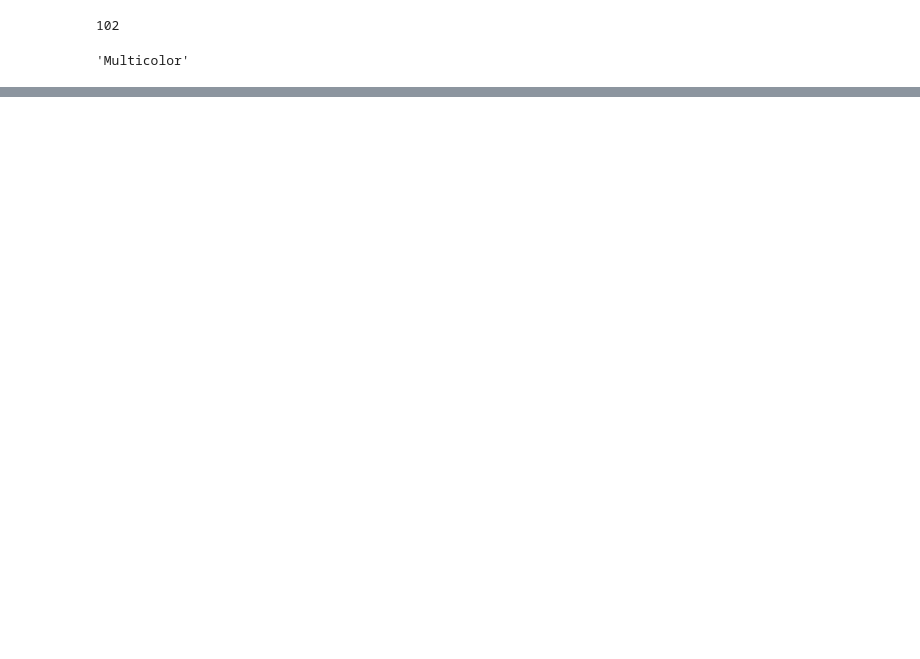
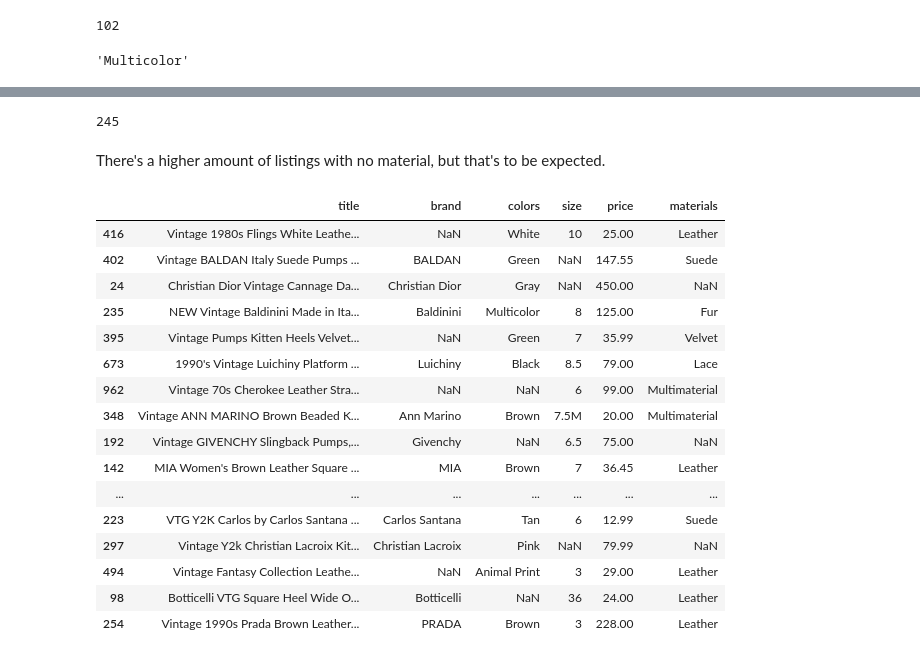
Before and after one commit to maelinfan/vintage-heel-price-predictor, a Jupyter notebook: notebook/01_eda.ipynb, the cells around one changed output, grey strips where cells are left out. Cells and saved outputs as stored; diff of their text form; code cells hidden in the pictures; blank space fills up the shorter version.

Commit message:
Added a material extraction function.

```diff
--- a/notebook/01_eda.ipynb
+++ b/notebook/01_eda.ipynb
@@ -1286,0 +1308,33 @@ df[["title","brand", "colors", "size", "price"]].sample(20)
+# %%
+materials = [
+    "Leather",
+    "Velvet",
+    "Rhinestone",
+    "Suede",
+    "Wood",
+    "Beaded",
+    "Satin",
+    "Tweed",
+    "Fabric",
+    "Sequin",
+    "Patent Leather",
+    "Fur",
+    "Plastic",
+    "Lace",
+    "Silk",
+]
+# %%
+def extract_materials(title: str) -> str | None:
+    found_materials = []
+    for material in materials:
+        if material.lower() in title.lower():
+            found_materials.append(material)
+
+    if len(found_materials) == 1:
+        return found_materials[0]
+    elif len(found_materials) > 1:
+        return "Multimaterial"
+    else:
+        return None
+
+df["materials"] = df["title"].apply(extract_materials)
@@ -1286,0 +1361,26 @@ df[["title","brand", "colors", "size", "price"]].sample(20)
+# %%
+sum(df["materials"].isnull())
+# %% [output]
+245
+# %% [markdown]
+There's a higher amount of listings with no material, but that's to be expected.
+# %%
+df[["title","brand", "colors", "size", "price", "materials"]].sample(20)
+# %% [output]
+|  | title | brand | colors | size | price | materials |
+| 416 | Vintage 1980s Flings White Leathe... | NaN | White | 10 | 25.00 | Leather |
+| 402 | Vintage BALDAN Italy Suede Pumps ... | BALDAN | Green | NaN | 147.55 | Suede |
+| 24 | Christian Dior Vintage Cannage Da... | Christian Dior | Gray | NaN | 450.00 | NaN |
+| 235 | NEW Vintage Baldinini Made in Ita... | Baldinini | Multicolor | 8 | 125.00 | Fur |
+| 395 | Vintage Pumps Kitten Heels Velvet... | NaN | Green | 7 | 35.99 | Velvet |
+| 673 | 1990's Vintage Luichiny Platform ... | Luichiny | Black | 8.5 | 79.00 | Lace |
+| 962 | Vintage 70s Cherokee Leather Stra... | NaN | NaN | 6 | 99.00 | Multimaterial |
+| 348 | Vintage ANN MARINO Brown Beaded K... | Ann Marino | Brown | 7.5M | 20.00 | Multimaterial |
+| 192 | Vintage GIVENCHY Slingback Pumps,... | Givenchy | NaN | 6.5 | 75.00 | NaN |
+| 142 | MIA Women's Brown Leather Square ... | MIA | Brown | 7 | 36.45 | Leather |
+| ... | ... | ... | ... | ... | ... | ... |
+| 223 | VTG Y2K Carlos by Carlos Santana ... | Carlos Santana | Tan | 6 | 12.99 | Suede |
+| 297 | Vintage Y2k Christian Lacroix Kit... | Christian Lacroix | Pink | NaN | 79.99 | NaN |
+| 494 | Vintage Fantasy Collection Leathe... | NaN | Animal Print | 3 | 29.00 | Leather |
+| 98 | Botticelli VTG Square Heel Wide O... | Botticelli | NaN | 36 | 24.00 | Leather |
+| 254 | Vintage 1990s Prada Brown Leather... | PRADA | Brown | 3 | 228.00 | Leather |
```
Also changed, not shown: parts of 15 cells of this notebook.
